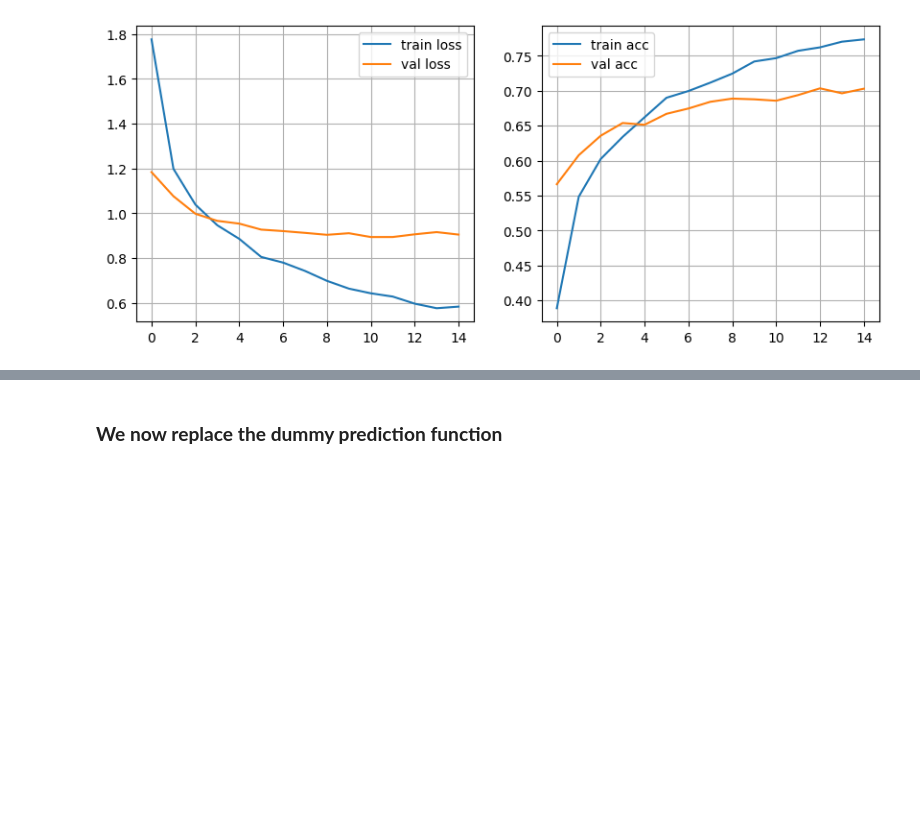
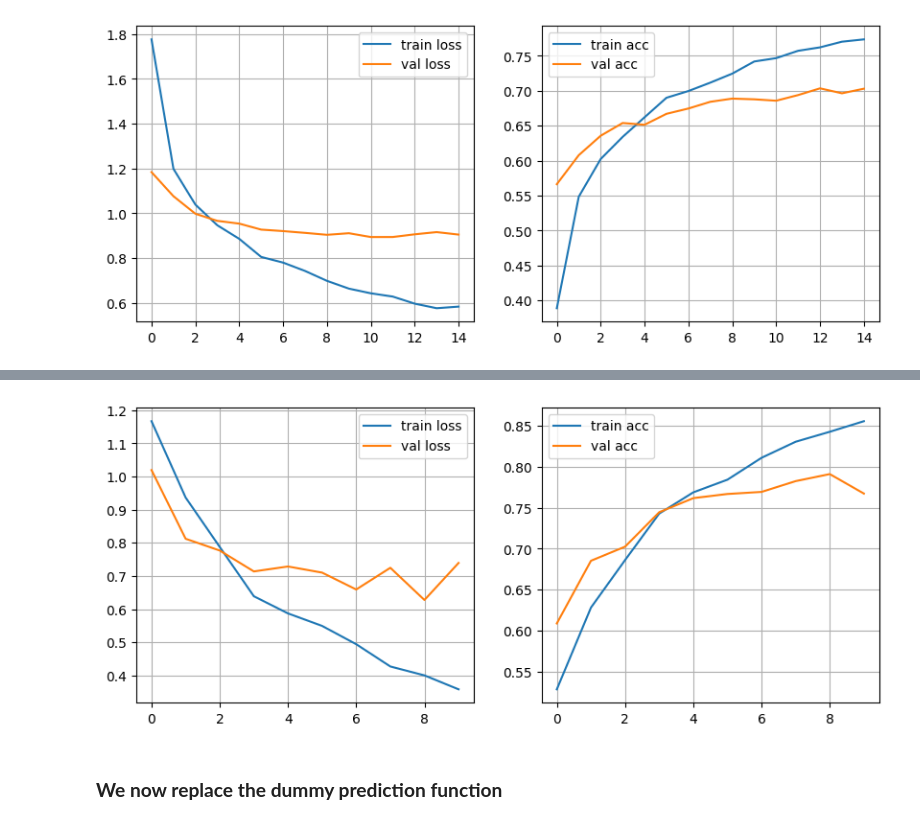
Before and after one commit to BirchTree1812/emoji_project, a Jupyter notebook: emoji-sandbox-submission.ipynb, the cells around one changed output, grey strips where cells are left out. Saved outputs shown, nothing was run; the diff lists cells and outputs as text; code cells hidden in the pictures; blank space fills up the shorter version.

```diff
--- a/emoji-sandbox-submission.ipynb
+++ b/emoji-sandbox-submission.ipynb
@@ -48,7 +49,8 @@ def load_single_image(path):
     if img.dtype != np.uint8:
         img = (img * 255).astype(np.uint8)
 
-    # here you could add additional preprocessing
+    # additional preprocessing
+    img = preprocess_input((img * 255.0).astype("float32"))
 
     return img.astype("float32") / 255.0
 
@@ -69,7 +71,7 @@ def imageLoader(
     target_size=(72, 72),
     augment=False,
     class_weight=None,   # NEW: dict like {class_index: weight}
-    seed=42              # NEW: for reproducibility if you want it
+    seed=37              # NEW: for reproducibility if you want it
 ):
     """
     Python generator yielding:
@@ -464,19 +483,21 @@ KeyboardInterrupt:
 # %%
 # plotting the changes after the fact
 
 plt.figure(figsize=(10,4))
 
 plt.subplot(1,2,1)
-plt.plot(history_phase1.history["loss"], label="train loss")
-plt.plot(history_phase1.history.get("val_loss", []), label="val loss")
+plt.plot(history_phase2.history["loss"], label="train loss")
+plt.plot(history_phase2.history.get("val_loss", []), label="val loss")
 plt.legend(); plt.grid()
 
 plt.subplot(1,2,2)
-plt.plot(history_phase1.history["accuracy"], label="train acc")
-plt.plot(history_phase1.history.get("val_accuracy", []), label="val acc")
+plt.plot(history_phase2.history["accuracy"], label="train acc")
+plt.plot(history_phase2.history.get("val_accuracy", []), label="val acc")
 plt.legend(); plt.grid()
 
 plt.show()
+# %% [output]
+[figure, added]
 # %% [markdown]
 ### **We now replace the dummy prediction function**
 # %%
```
Also changed, not shown: parts of 4 cells of this notebook.
